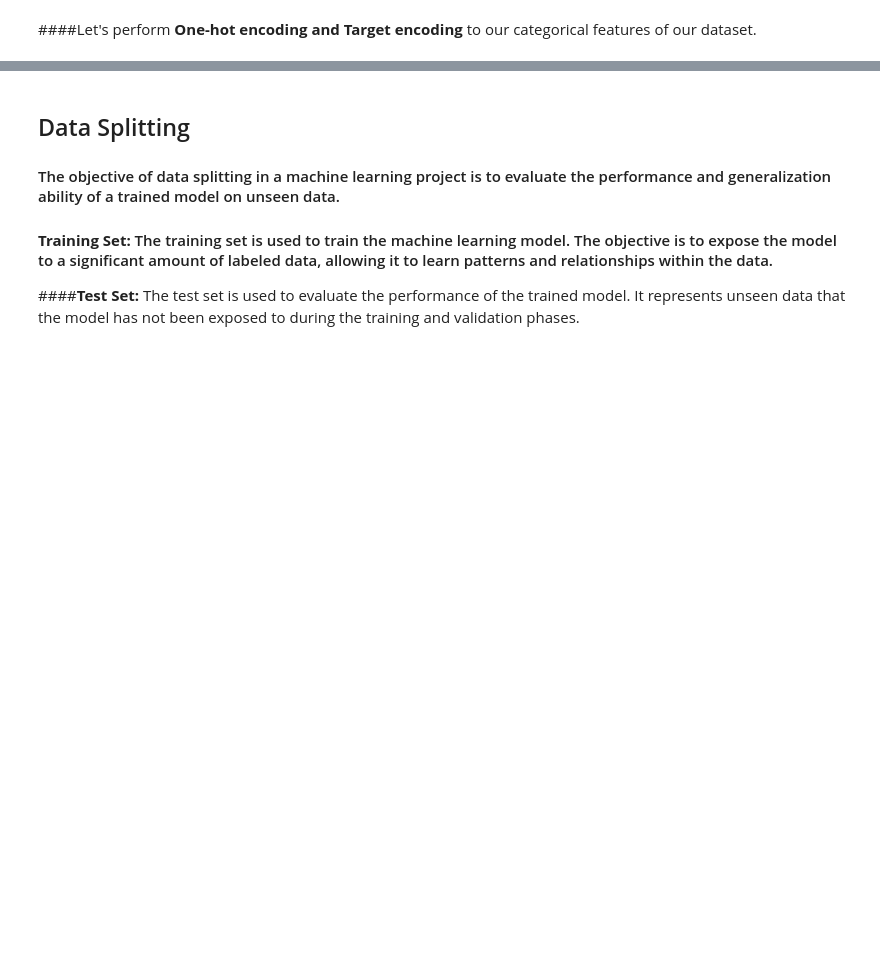
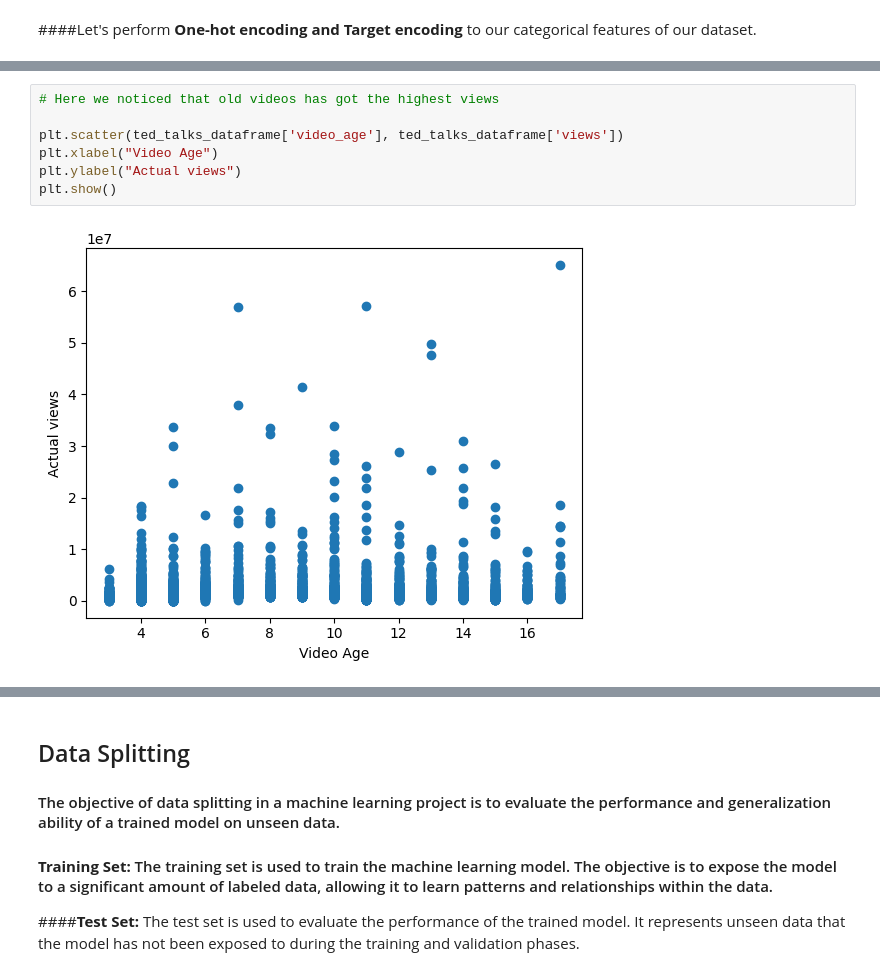
Before and after one commit to Mohamed-Harish-M-123/Capstone-Project-II, a Jupyter notebook: TED_Talks_views_prediction.ipynb, the cells around one changed output, grey strips where cells are left out. Drawn from its saved outputs; the diff is of its cells as text; blank space fills up the shorter version.

```diff
--- a/TED_Talks_views_prediction.ipynb
+++ b/TED_Talks_views_prediction.ipynb
@@ -564,2 +584,11 @@ model_df.head(1)
+# %%
+# Here we noticed that old videos has got the highest views
+
+plt.scatter(ted_talks_dataframe['video_age'], ted_talks_dataframe['views'])
+plt.xlabel("Video Age")
+plt.ylabel("Actual views")
+plt.show()
+# %% [output]
+[figure, added]
 # %%
 ## Perform Target encoding for event column
```
Also changed, not shown: parts of 15 cells of this notebook.
